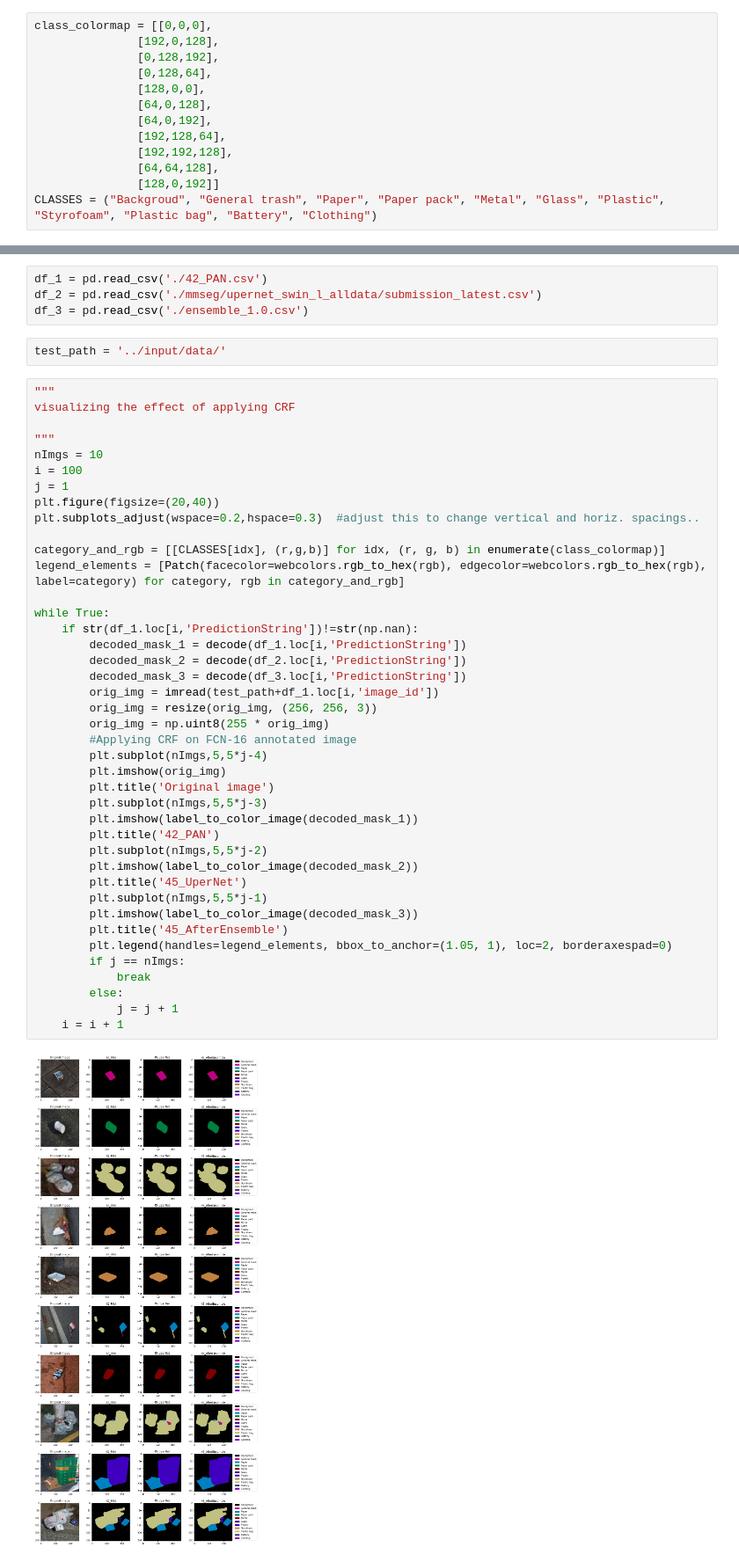
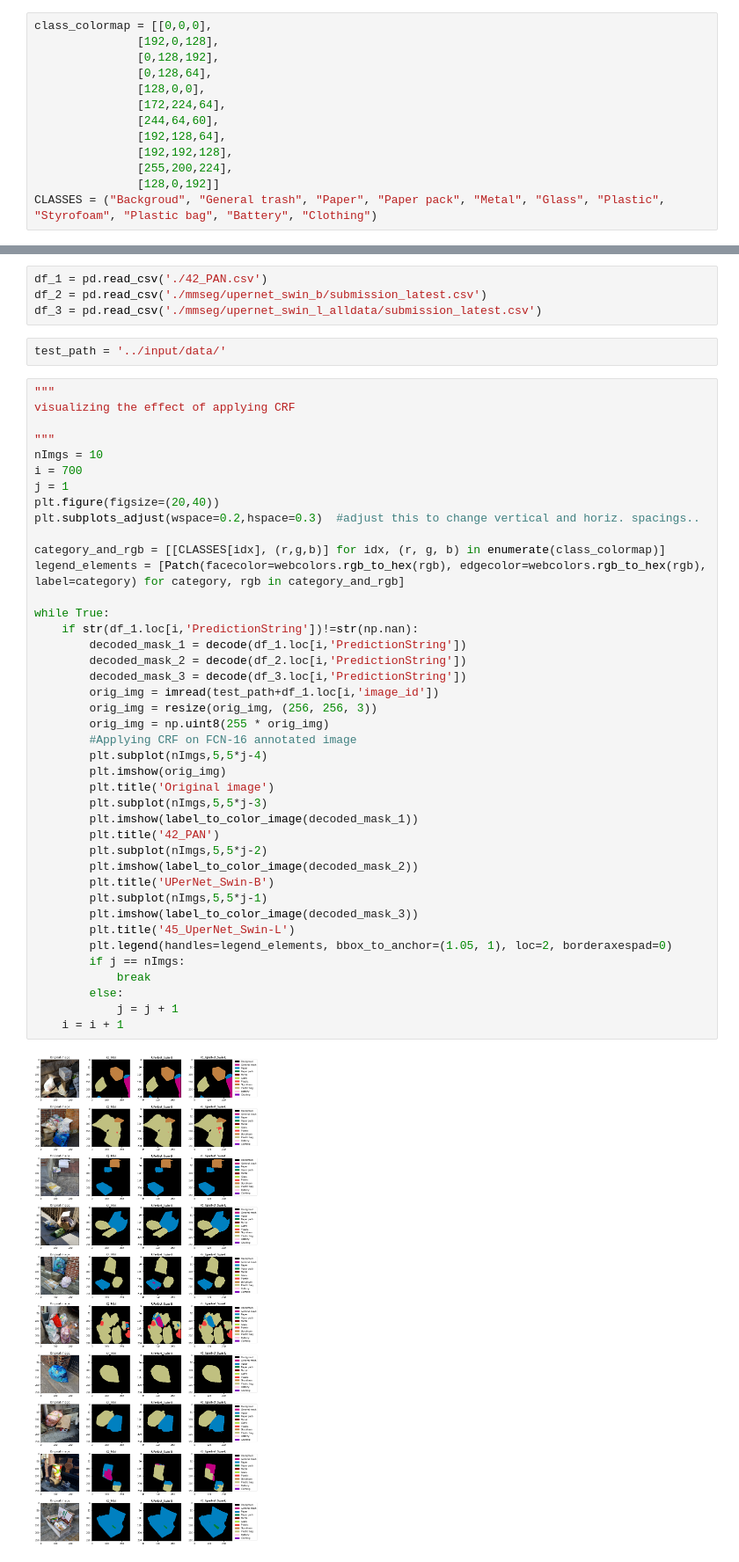
Before and after one commit to boostcampaitech2/semantic-segmentation-level2-cv-04, a Jupyter notebook: output/CSV_compare.ipynb, the cells around one changed output, grey strips where cells are left out. Shown at 88% size. Saved outputs shown, nothing was run; the diff lists cells and outputs as text.

```diff
--- a/output/CSV_compare.ipynb
+++ b/output/CSV_compare.ipynb
@@ -13,11 +13,11 @@ class_colormap = [[0,0,0],
                [0,128,192],
                [0,128,64],
                [128,0,0],
-               [64,0,128],
-               [64,0,192],
+               [172,224,64],
+               [244,64,60],
                [192,128,64],
                [192,192,128],
-               [64,64,128],
+               [255,200,224],
                [128,0,192]]
 CLASSES = ("Backgroud", "General trash", "Paper", "Paper pack", "Metal", "Glass", "Plastic", "Styrofoam", "Plastic bag", "Battery", "Clothing")
 # %%
@@ -65,8 +65,8 @@ def decode(PredictionString):
     return img.reshape(256,256)
 # %%
 df_1 = pd.read_csv('./42_PAN.csv')
-df_2 = pd.read_csv('./mmseg/upernet_swin_l_alldata/submission_latest.csv')
-df_3 = pd.read_csv('./ensemble_1.0.csv')
+df_2 = pd.read_csv('./mmseg/upernet_swin_b/submission_latest.csv')
+df_3 = pd.read_csv('./mmseg/upernet_swin_l_alldata/submission_latest.csv')
 # %%
 test_path = '../input/data/'
 # %%
@@ -75,40 +75,40 @@ visualizing the effect of applying CRF
 
 """
 nImgs = 10
-i = 100
+i = 700
 j = 1
 plt.figure(figsize=(20,40))
 plt.subplots_adjust(wspace=0.2,hspace=0.3)  #adjust this to change vertical and horiz. spacings..
 
 category_and_rgb = [[CLASSES[idx], (r,g,b)] for idx, (r, g, b) in enumerate(class_colormap)]
 legend_elements = [Patch(facecolor=webcolors.rgb_to_hex(rgb), edgecolor=webcolors.rgb_to_hex(rgb), label=category) for category, rgb in category_and_rgb]
 
 while True:
     if str(df_1.loc[i,'PredictionString'])!=str(np.nan):
         decoded_mask_1 = decode(df_1.loc[i,'PredictionString'])
         decoded_mask_2 = decode(df_2.loc[i,'PredictionString'])
         decoded_mask_3 = decode(df_3.loc[i,'PredictionString'])
         orig_img = imread(test_path+df_1.loc[i,'image_id'])
         orig_img = resize(orig_img, (256, 256, 3))
         orig_img = np.uint8(255 * orig_img)
         #Applying CRF on FCN-16 annotated image
         plt.subplot(nImgs,5,5*j-4)
         plt.imshow(orig_img)
         plt.title('Original image')
         plt.subplot(nImgs,5,5*j-3)
         plt.imshow(label_to_color_image(decoded_mask_1))
         plt.title('42_PAN')
         plt.subplot(nImgs,5,5*j-2)
         plt.imshow(label_to_color_image(decoded_mask_2))
-        plt.title('45_UperNet')
+        plt.title('UPerNet_Swin-B')
         plt.subplot(nImgs,5,5*j-1)
         plt.imshow(label_to_color_image(decoded_mask_3))
-        plt.title('45_AfterEnsemble')
+        plt.title('45_UperNet_Swin-L')
         plt.legend(handles=legend_elements, bbox_to_anchor=(1.05, 1), loc=2, borderaxespad=0)
         if j == nImgs:
             break
         else:
             j = j + 1
     i = i + 1
 # %% [output]
-[figure, old version]
+[figure, new version]
```
Also changed, not shown: 4 other files.
